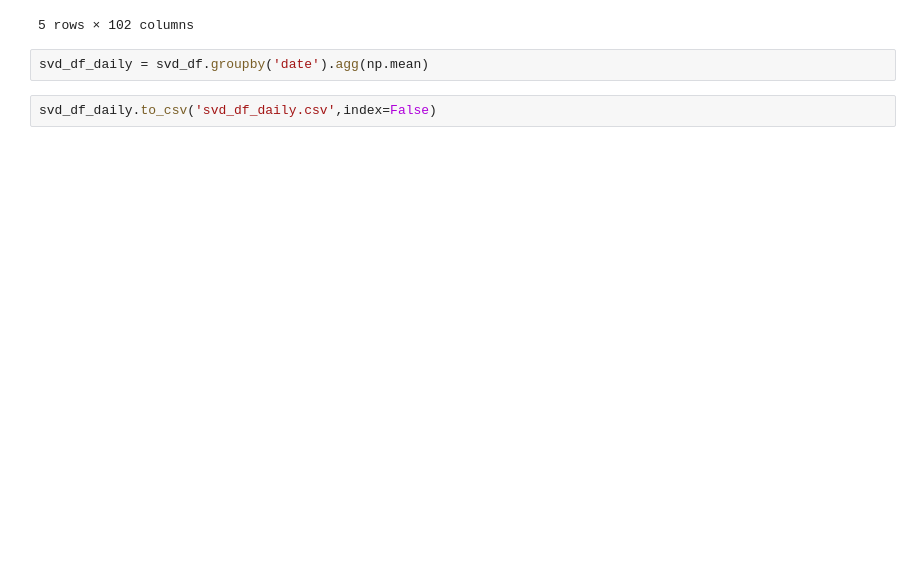
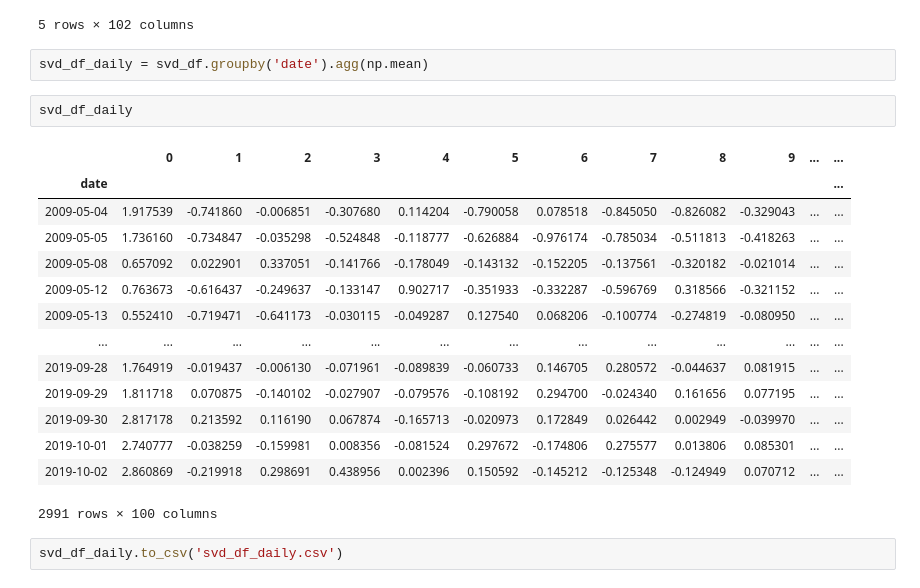
Before and after one commit to QuantCS109/TrumpTweets, a Jupyter notebook: Text Features.ipynb, the cells around one changed output. Cells and saved outputs as stored; diff of their text form; blank space fills up the shorter version.

```diff
--- a/Text Features.ipynb
+++ b/Text Features.ipynb
@@ -138,5 +138,22 @@ svd_df.head()
 5 rows × 102 columns
 # %%
 svd_df_daily = svd_df.groupby('date').agg(np.mean)
+# %%
+svd_df_daily
+# %% [output]
+|  | 0 | 1 | 2 | 3 | 4 | 5 | 6 | 7 | 8 | 9 | ... | ... |
+| date |  |  |  |  |  |  |  |  |  |  |  | ... |
+| 2009-05-04 | 1.917539 | -0.741860 | -0.006851 | -0.307680 | 0.114204 | -0.790058 | 0.078518 | -0.845050 | -0.826082 | -0.329043 | ... | ... |
+| 2009-05-05 | 1.736160 | -0.734847 | -0.035298 | -0.524848 | -0.118777 | -0.626884 | -0.976174 | -0.785034 | -0.511813 | -0.418263 | ... | ... |
+| 2009-05-08 | 0.657092 | 0.022901 | 0.337051 | -0.141766 | -0.178049 | -0.143132 | -0.152205 | -0.137561 | -0.320182 | -0.021014 | ... | ... |
+| 2009-05-12 | 0.763673 | -0.616437 | -0.249637 | -0.133147 | 0.902717 | -0.351933 | -0.332287 | -0.596769 | 0.318566 | -0.321152 | ... | ... |
+| 2009-05-13 | 0.552410 | -0.719471 | -0.641173 | -0.030115 | -0.049287 | 0.127540 | 0.068206 | -0.100774 | -0.274819 | -0.080950 | ... | ... |
+| ... | ... | ... | ... | ... | ... | ... | ... | ... | ... | ... | ... | ... |
+| 2019-09-28 | 1.764919 | -0.019437 | -0.006130 | -0.071961 | -0.089839 | -0.060733 | 0.146705 | 0.280572 | -0.044637 | 0.081915 | ... | ... |
+| 2019-09-29 | 1.811718 | 0.070875 | -0.140102 | -0.027907 | -0.079576 | -0.108192 | 0.294700 | -0.024340 | 0.161656 | 0.077195 | ... | ... |
+| 2019-09-30 | 2.817178 | 0.213592 | 0.116190 | 0.067874 | -0.165713 | -0.020973 | 0.172849 | 0.026442 | 0.002949 | -0.039970 | ... | ... |
+| 2019-10-01 | 2.740777 | -0.038259 | -0.159981 | 0.008356 | -0.081524 | 0.297672 | -0.174806 | 0.275577 | 0.013806 | 0.085301 | ... | ... |
+| 2019-10-02 | 2.860869 | -0.219918 | 0.298691 | 0.438956 | 0.002396 | 0.150592 | -0.145212 | -0.125348 | -0.124949 | 0.070712 | ... | ... |
+2991 rows × 100 columns
 # %%
-svd_df_daily.to_csv('svd_df_daily.csv',index=False)
+svd_df_daily.to_csv('svd_df_daily.csv')
```
Also changed, not shown: parts of 5 cells of this notebook, 2 other files.
